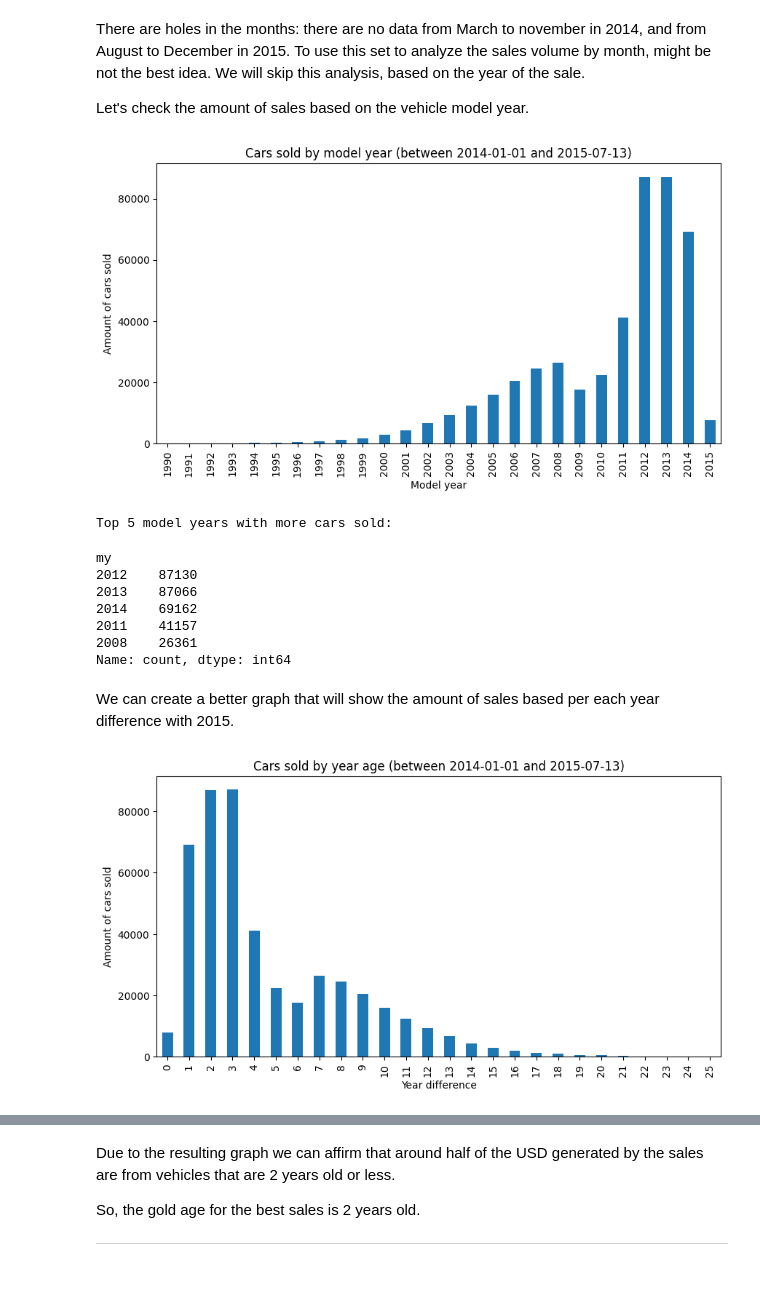
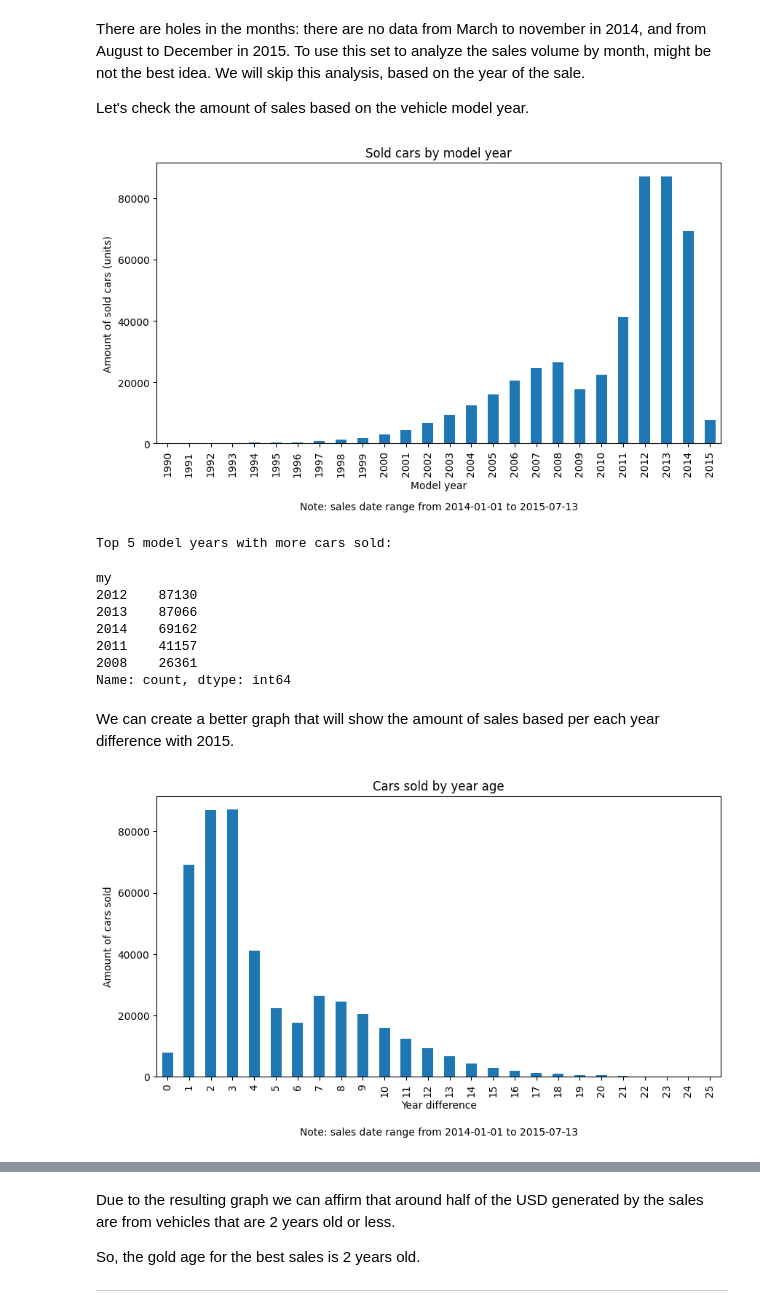
Before and after one commit to wizard86pz/cars_sales_us, a Jupyter notebook: ETL_cars.ipynb, the cells around one changed output, grey strips where cells are left out. Cells and saved outputs as stored; diff of their text form; code cells hidden in the pictures; blank space fills up the shorter version.

```diff
--- a/ETL_cars.ipynb
+++ b/ETL_cars.ipynb
@@ -520,21 +520,23 @@ Let's check the amount of sales based on the vehicle model year.
 # %%
 #before to start let's check the value range of the "sale_date_no_time" column
 min_date = df_clean['sale_date_no_time'].min().strftime('%Y-%m-%d')
 max_date = df_clean['sale_date_no_time'].max().strftime('%Y-%m-%d')
 
 df_clean['my'] = df_clean['my'].dt.year #to convert the column "my" to year format as integer value
 
 #let's create a grpah to check the distribution of the sold cars by year, using , and a bar graph
 df_clean['my'].value_counts().sort_index().plot(kind='bar', figsize=(10,5))
-plt.title('Cars sold by model year (between '+ str(min_date) + ' and ' + str(max_date) + ')')
+plt.title('Sold cars by model year')
 plt.xlabel('Model year')
-plt.ylabel('Amount of cars sold')
+plt.ylabel('Amount of sold cars (units)')
+note =f'Note: sales date range from {min_date} to {max_date}'
+plt.text(x=0.5, y=-0.225, s=note, ha='center', va='center', transform=plt.gca().transAxes)
 plt.show()
 
 print('Top 5 model years with more cars sold:')
 df_clean['my'].value_counts().head(5)
 # %% [output]
-[figure, old version]
+[figure, new version]
 Top 5 model years with more cars sold:
 my
 2012    87130
@@ -549,12 +551,14 @@ We can create a better graph that will show the amount of sales based per each y
 #let's create a graph the amount of sold cars by year difference between the 2015 and the model year
 diff_years = 2015 - df_clean['my']
 diff_years.value_counts().sort_index().plot(kind='bar', figsize=(10,5))
-plt.title('Cars sold by year age (between '+ str(min_date) + ' and ' + str(max_date) + ')')
+plt.title('Cars sold by year age')
 plt.xlabel('Year difference')
 plt.ylabel('Amount of cars sold')
+note =f'Note: sales date range from {min_date} to {max_date}'
+plt.text(x=0.5, y=-0.2, s=note, ha='center', va='center', transform=plt.gca().transAxes)
 plt.show()
 # %% [output]
-[figure, old version]
+[figure, new version]
 # %%
 #let's compare the total amount of sold cars with an year difference fewer and more than x years
 x = range(2,6,1)
```
Also changed, not shown: parts of 12 cells of this notebook.
